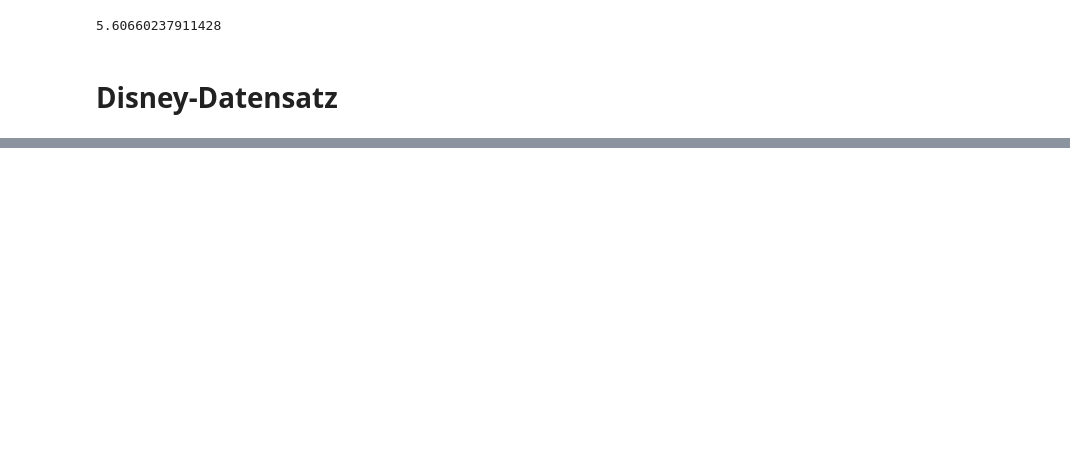
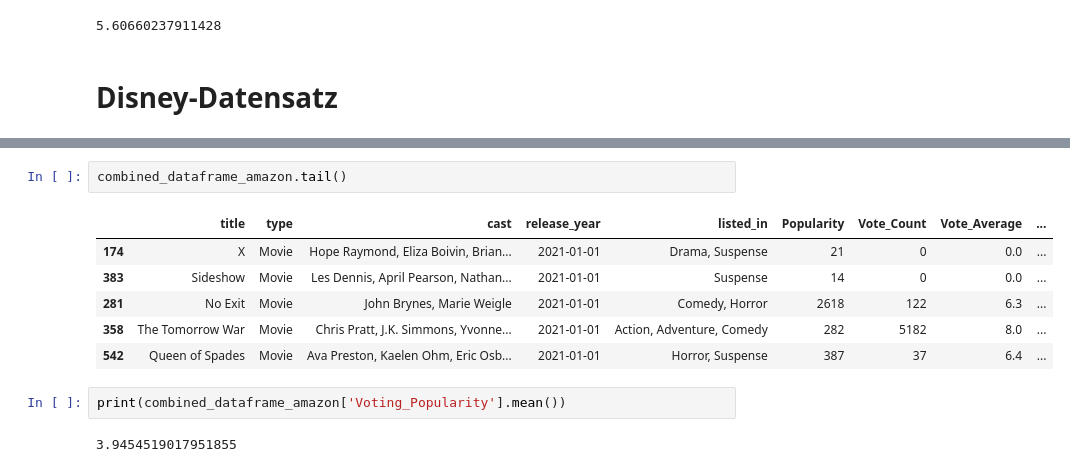
Before and after one commit to DataScience-DHBWKA/Data-Mining-Technos, a Jupyter notebook: FINAL.ipynb, the cells around one changed output, grey strips where cells are left out. Cells and saved outputs as stored; diff of their text form; blank space fills up the shorter version.

```diff
--- a/FINAL.ipynb
+++ b/FINAL.ipynb
@@ -476,0 +717,13 @@ FileNotFoundError: [Errno 2] No such file or directory: './disney_plus_titles.cs
+# %%
+combined_dataframe_amazon.tail()
+# %% [output]
+|  | title | type | cast | release_year | listed_in | Popularity | Vote_Count | Vote_Average | ... |
+| 174 | X | Movie | Hope Raymond, Eliza Boivin, Brian... | 2021-01-01 | Drama, Suspense | 21 | 0 | 0.0 | ... |
+| 383 | Sideshow | Movie | Les Dennis, April Pearson, Nathan... | 2021-01-01 | Suspense | 14 | 0 | 0.0 | ... |
+| 281 | No Exit | Movie | John Brynes, Marie Weigle | 2021-01-01 | Comedy, Horror | 2618 | 122 | 6.3 | ... |
+| 358 | The Tomorrow War | Movie | Chris Pratt, J.K. Simmons, Yvonne... | 2021-01-01 | Action, Adventure, Comedy | 282 | 5182 | 8.0 | ... |
+| 542 | Queen of Spades | Movie | Ava Preston, Kaelen Ohm, Eric Osb... | 2021-01-01 | Horror, Suspense | 387 | 37 | 6.4 | ... |
+# %%
+print(combined_dataframe_amazon['Voting_Popularity'].mean())
+# %% [output]
+3.9454519017951855
```
Also changed, not shown: parts of 31 cells of this notebook.
